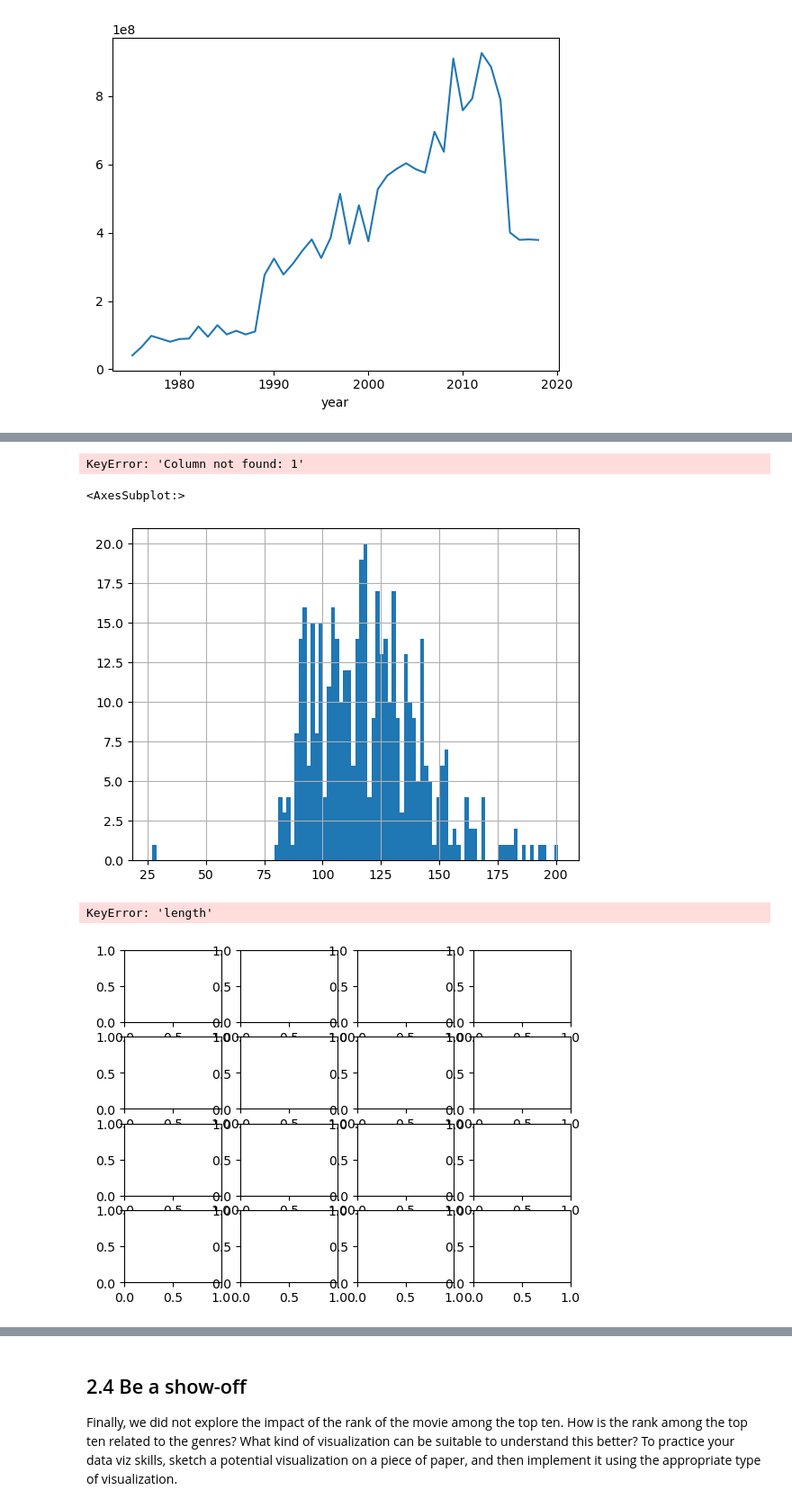
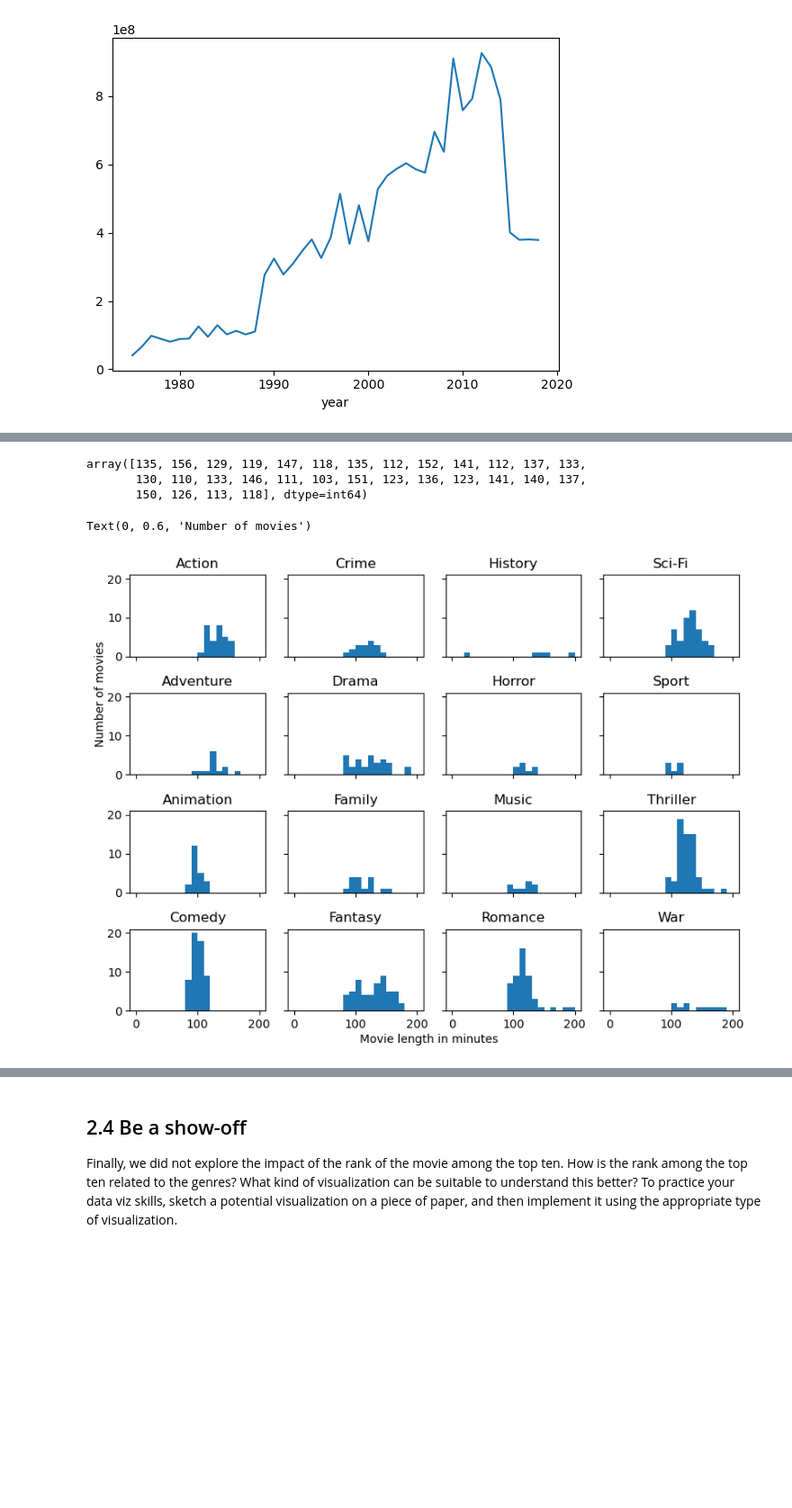
Before and after one commit to rmonney/2022, a Jupyter notebook: Tutorials/02 - Data viz and data from the web/Becoming a DataVizard exercise.ipynb, the cells around one changed output, grey strips where cells are left out. Shown at 90% size. Drawn from its saved outputs; the diff is of its cells as text; code cells hidden in the pictures; blank space fills up the shorter version.

```diff
--- a/Tutorials/02 - Data viz and data from the web/Becoming a DataVizard exercise.ipynb
+++ b/Tutorials/02 - Data viz and data from the web/Becoming a DataVizard exercise.ipynb
@@ -230,7 +246,7 @@ movies.groupby('year')[['worldwide_gross']]
 <img src="figure3.jpg" style="width: 500px;" align="left">
 # %%
 # Calculate stats by genre here
-genre_grouped = movies.groupby('Main_Genre')
-genre_grouped['length'].hist(bins=100)
+length_genre = movies.groupby('Main_Genre').apply(lambda x: pd.Series({'length': x['length'].values}))
+#genre_grouped['length'].hist(bins=100)
 #for genre in genre_grouped:
  #   genre['length'].hist(n=100)
@@ -266,23 +253,22 @@ genre_grouped.get_group('Action').head(3)
-# %%
-genre_grouped.groups
-movies.iloc[genre_grouped[1]]
-# %% [output]
-KeyError: 'Column not found: 1'
-# %%
-movies['length'].hist(bins=100)
-# %% [output]
-<AxesSubplot:>
-[figure, removed]
-# %%
-# Write your code to make 4x4 panel here
-fig, ax = plt.subplots(4,4)
-for g in genre_grouped:
-    ax[g] = genre_grouped.groups['length'].hist(bins=100)
-
-#ax[1] = genre_grouped['length'].hist(bins=100)
-# %% [output]
-KeyError: 'length'
-[figure, removed]
+# %%
+length_genre.length[0]
+# %% [output]
+array([135, 156, 129, 119, 147, 118, 135, 112, 152, 141, 112, 137, 133,
+       130, 110, 133, 146, 111, 103, 151, 123, 136, 123, 141, 140, 137,
+       150, 126, 113, 118], dtype=int64)
+# %%
+fig, ax = plt.subplots(4,4,figsize= (8,6), sharey = True, sharex = True)
+for g in range(16):
+    ax[g%4, math.floor(g/4)].hist(length_genre.iloc[g].values,range = [0,200], bins=20)
+    ax[g%4, math.floor(g/4)].set_title(length_genre.index[g])
+fig.tight_layout()
+
+fig.text(0.4,0, "Movie length in minutes")
+fig.text(0,0.6, "Number of movies", rotation = 90)
+#ax[1] = genre_grouped['length'].hist(bins=100)
+# %% [output]
+Text(0, 0.6, 'Number of movies')
+[figure, added]
 # %%
 # Write your interpretation here
 # %% [markdown]
```
Also changed, not shown: parts of 18 cells of this notebook.
